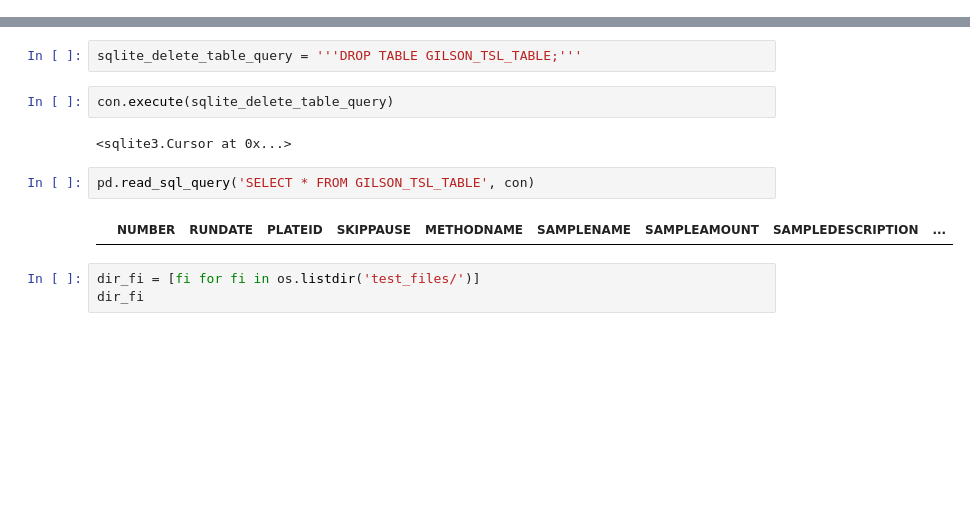
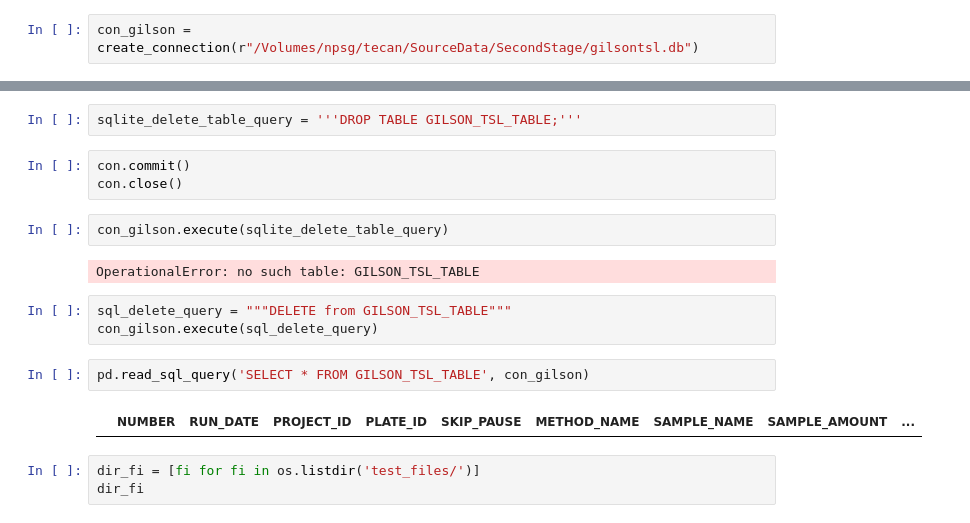
Before and after one commit to sktrinh12/gilson_combine_wrklst, a Jupyter notebook: gilson_wrklst_sqlite3.ipynb, the cells around one changed output, grey strips where cells are left out. Cells and saved outputs as stored; diff of their text form; blank space fills up the shorter version.

```diff
--- a/gilson_wrklst_sqlite3.ipynb
+++ b/gilson_wrklst_sqlite3.ipynb
@@ -25,0 +27,2 @@ con = create_connection(r"gilsontsl.db")
+# %%
+con_gilson = create_connection(r"/Volumes/npsg/tecan/SourceData/SecondStage/gilsontsl.db")
@@ -106,14 +151,20 @@ con.execute(sqlite_create_table_query)
 <sqlite3.Cursor at 0x...>
 # %%
 sqlite_delete_table_query = '''DROP TABLE GILSON_TSL_TABLE;'''
+# %%
+con.commit()
+con.close()
 # %%
-con.execute(sqlite_delete_table_query)
+con_gilson.execute(sqlite_delete_table_query)
 # %% [output]
-<sqlite3.Cursor at 0x...>
+OperationalError: no such table: GILSON_TSL_TABLE
+# %%
+sql_delete_query = """DELETE from GILSON_TSL_TABLE"""
+con_gilson.execute(sql_delete_query)
 # %%
-pd.read_sql_query('SELECT * FROM GILSON_TSL_TABLE', con)
+pd.read_sql_query('SELECT * FROM GILSON_TSL_TABLE', con_gilson)
 # %% [output]
-|  | NUMBER | RUNDATE | PLATEID | SKIPPAUSE | METHODNAME | SAMPLENAME | SAMPLEAMOUNT | SAMPLEDESCRIPTION | ... |
+|  | NUMBER | RUN_DATE | PROJECT_ID | PLATE_ID | SKIP_PAUSE | METHOD_NAME | SAMPLE_NAME | SAMPLE_AMOUNT | ... |
 # %%
 dir_fi = [fi for fi in os.listdir('test_files/')]
 dir_fi
```
Also changed, not shown: parts of 30 cells of this notebook, 4 other files.
